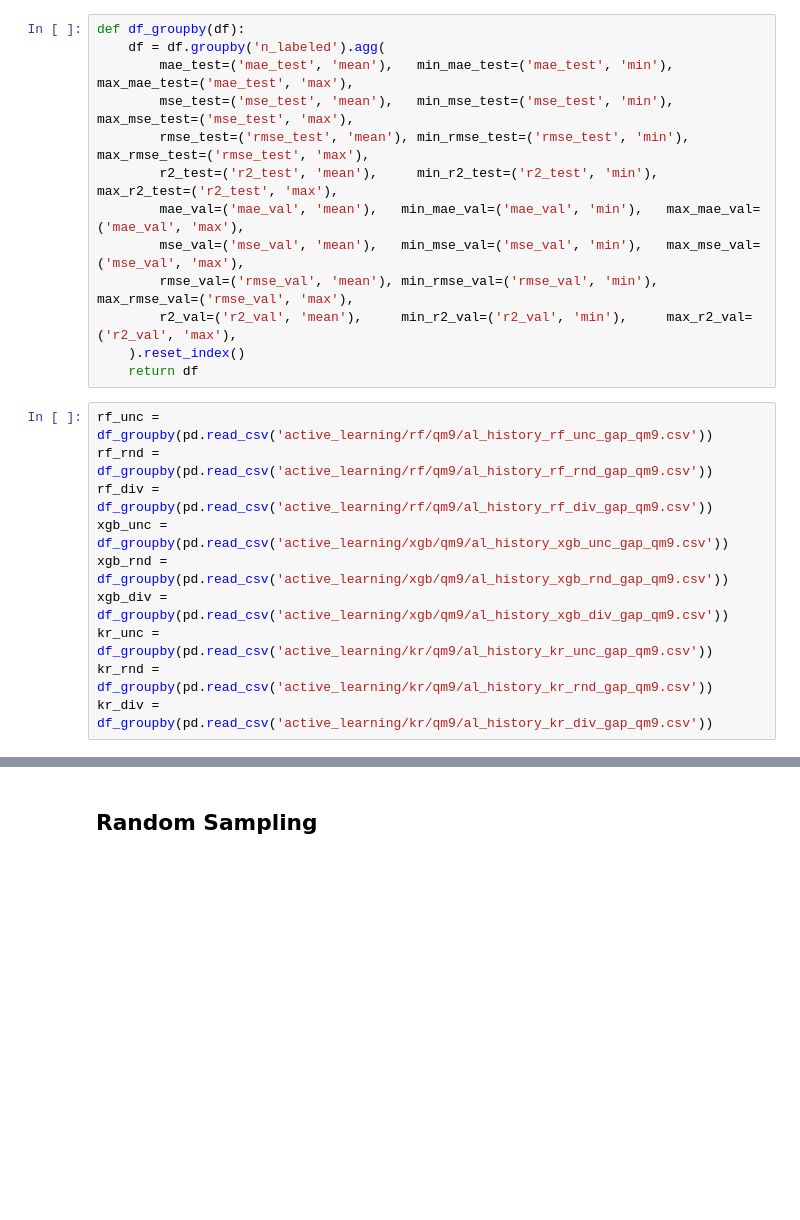
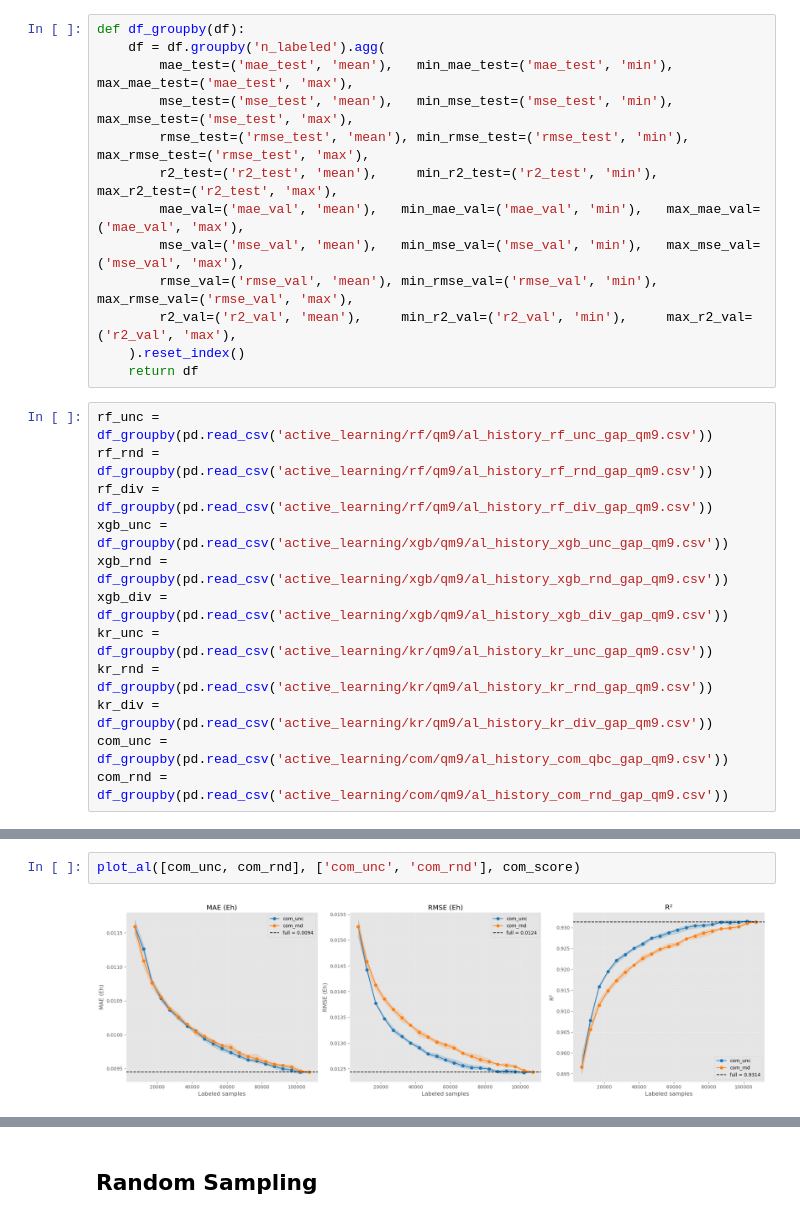
Before and after one commit to minhnghian03/property-prediction-al, a Jupyter notebook: ml/qm9_ml.ipynb, the cells around one changed output, grey strips where cells are left out. Cells and saved outputs as stored; diff of their text form; blank space fills up the shorter version.

```diff
--- a/ml/qm9_ml.ipynb
+++ b/ml/qm9_ml.ipynb
@@ -1818,3 +1783,5 @@ xgb_div = df_groupby(pd.read_csv('active_learning/xgb/qm9/al_history_xgb_div_gap
 kr_unc = df_groupby(pd.read_csv('active_learning/kr/qm9/al_history_kr_unc_gap_qm9.csv'))
 kr_rnd = df_groupby(pd.read_csv('active_learning/kr/qm9/al_history_kr_rnd_gap_qm9.csv'))
 kr_div = df_groupby(pd.read_csv('active_learning/kr/qm9/al_history_kr_div_gap_qm9.csv'))
+com_unc = df_groupby(pd.read_csv('active_learning/com/qm9/al_history_com_qbc_gap_qm9.csv'))
+com_rnd = df_groupby(pd.read_csv('active_learning/com/qm9/al_history_com_rnd_gap_qm9.csv'))
@@ -1941,3 +1846,7 @@ plt.show()
+# %%
+plot_al([com_unc, com_rnd], ['com_unc', 'com_rnd'], com_score)
+# %% [output]
+[figure, added]
 # %%
 import ast
 import matplotlib.cm as cm
```
Also changed, not shown: parts of 31 cells of this notebook, 5 other files.
